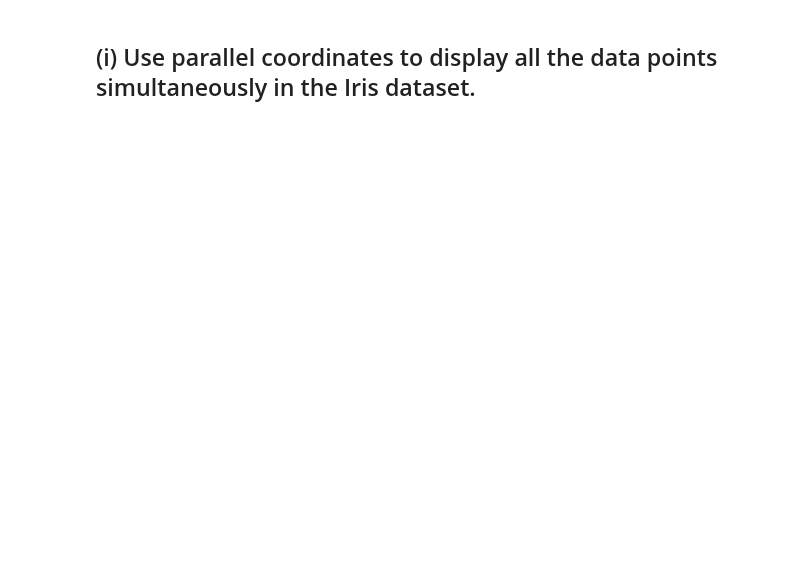
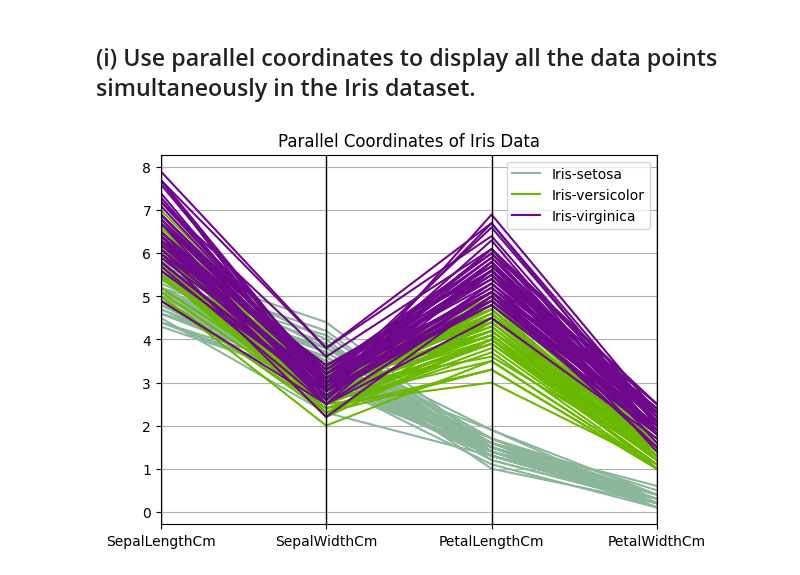
Before and after one commit to intotheabyss19/CollegeAssignments, a Jupyter notebook: DPM/csv_stats.ipynb, the cells around one changed output. Saved outputs shown, nothing was run; the diff lists cells and outputs as text; code cells hidden in the pictures; blank space fills up the shorter version.

```diff
--- a/DPM/csv_stats.ipynb
+++ b/DPM/csv_stats.ipynb
@@ -142,2 +167,11 @@ Text(0.5, 0, 'Values')
 # %% [markdown]
 ## (i) Use parallel coordinates to display all the data points simultaneously in the Iris dataset.
+# %%
+def plot_parallel(df, cols, class_col):
+    parallel_coordinates(df[[*cols, class_col]], class_col)
+    plt.title("Parallel Coordinates of Iris Data")
+    plt.show()
+
+plot_parallel(df, quant_cols, "Species")
+# %% [output]
+[figure, added]
```
Also changed, not shown: parts of 6 cells of this notebook, 11 other files.
